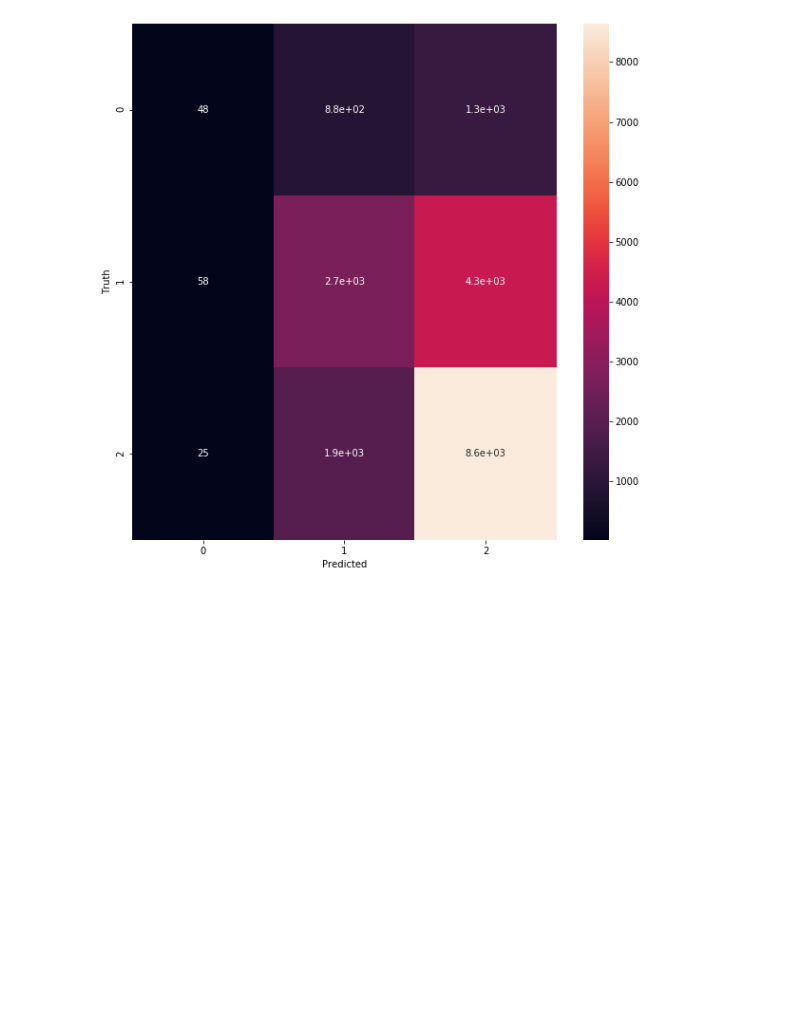
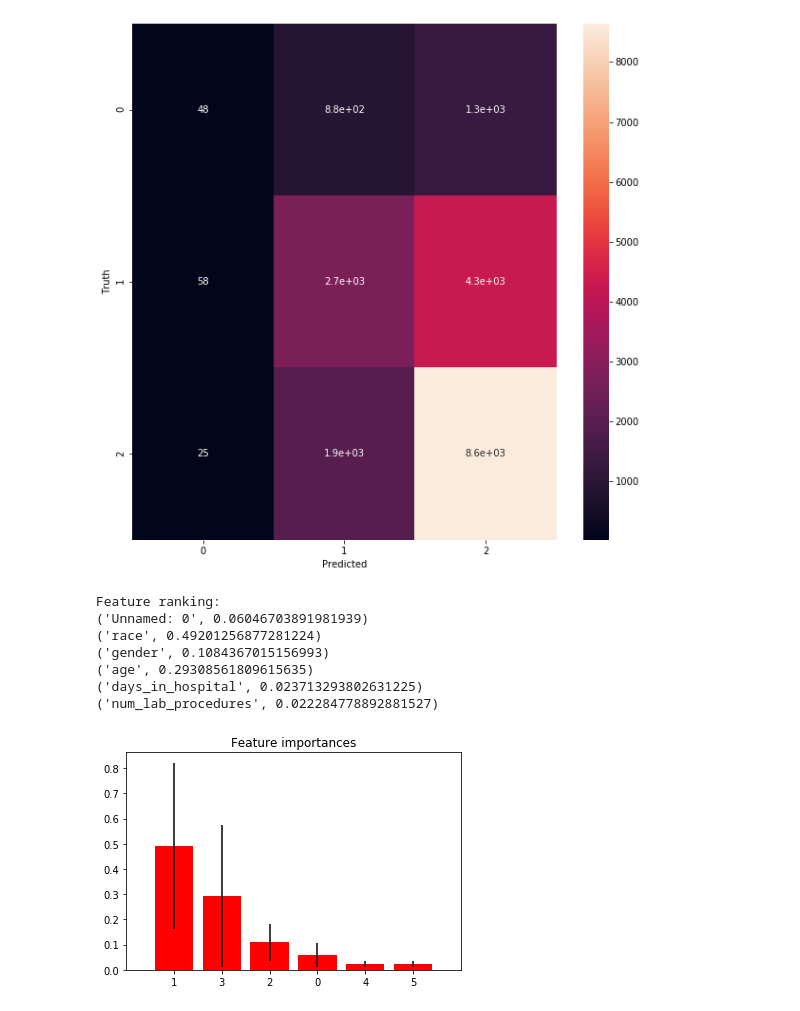
Before and after one commit to susan289/Diabetes, a Jupyter notebook: Random Forest .ipynb, the cells around one changed output. Cells and saved outputs as stored; diff of their text form; code cells hidden in the pictures; blank space fills up the shorter version.

```diff
--- a/Random Forest .ipynb
+++ b/Random Forest .ipynb
@@ -127,0 +122,41 @@ Text(69.0, 0.5, 'Truth')
+# %%
+from sklearn.datasets import make_classification
+from sklearn.ensemble import ExtraTreesClassifier
+
+# Build a classification task using 3 informative features
+X, y = make_classification(n_samples=1000,
+                           n_features=6,
+                           random_state=0,
+                           shuffle=False)
+
+
+
+rfc.fit(X, y)
+importances = rfc.feature_importances_
+std = np.std([tree.feature_importances_ for tree in rfc.estimators_],
+             axis=0)
+indices = np.argsort(importances)[::-1]
+
+# Print the feature ranking
+print("Feature ranking:")
+
+for feature in zip(columns, rfc.feature_importances_):
+    print(feature)
+
+# Plot the feature importances of the forest
+plt.figure()
+plt.title("Feature importances")
+plt.bar(range(X.shape[1]), importances[indices],
+       color="r", yerr=std[indices], align="center")
+plt.xticks(range(X.shape[1]), indices)
+plt.xlim([-1, X.shape[1]])
+plt.show()
+# %% [output]
+Feature ranking:
+('Unnamed: 0', 0.06046703891981939)
+('race', 0.49201256877281224)
+('gender', 0.1084367015156993)
+('age', 0.29308561809615635)
+('days_in_hospital', 0.023713293802631225)
+('num_lab_procedures', 0.022284778892881527)
+[figure, added]
```
Also changed, not shown: parts of 8 cells of this notebook.
